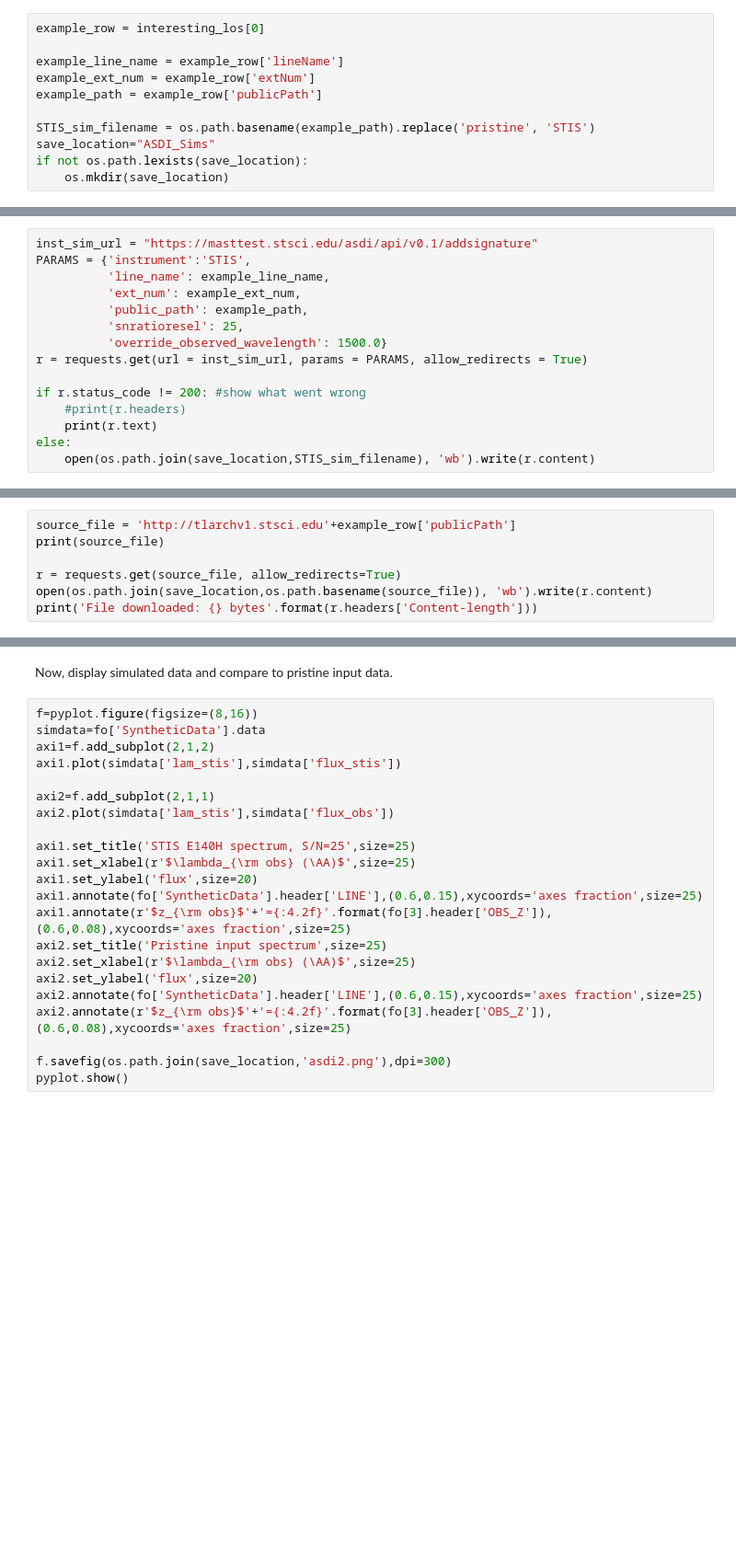
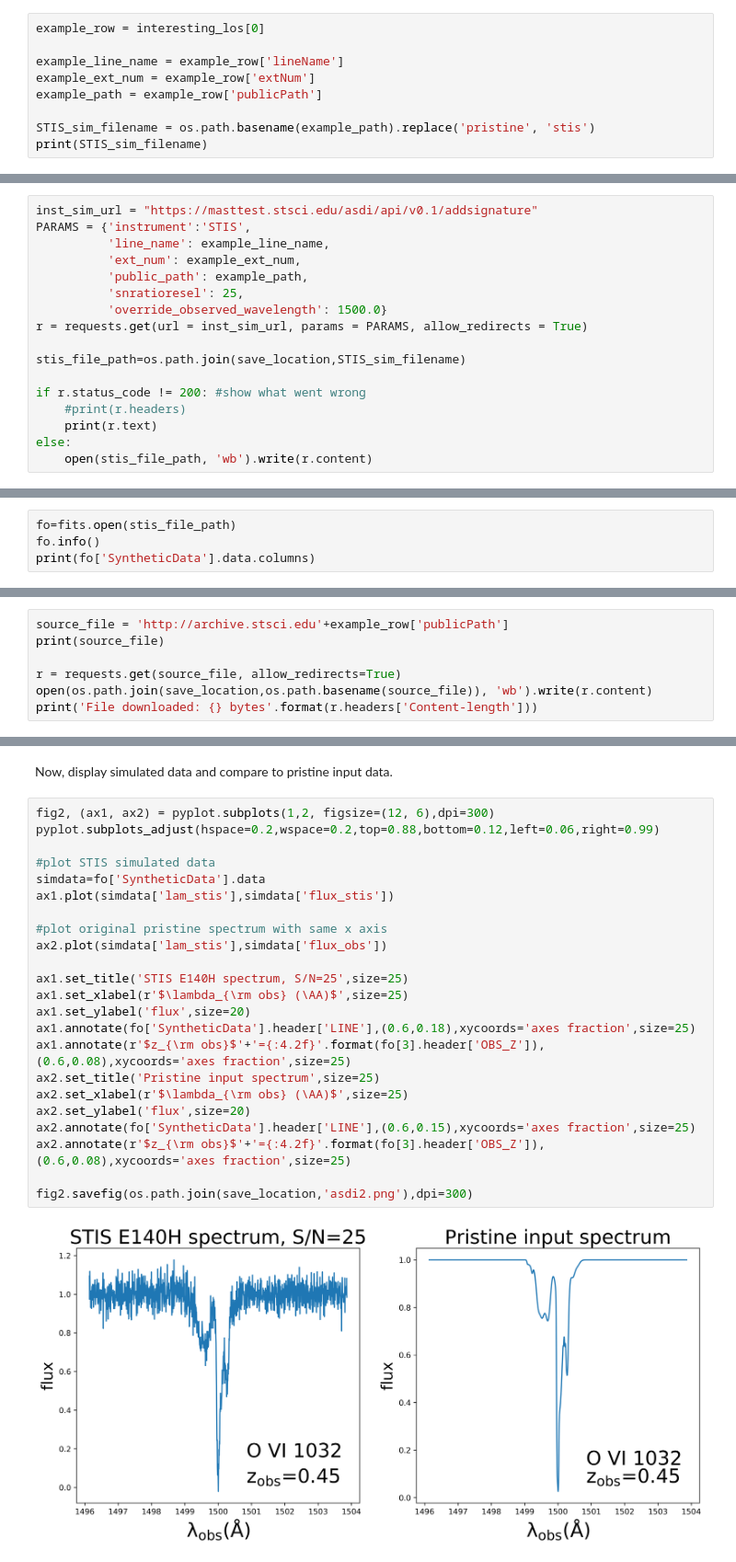
Before and after one commit to gsnyder206/notebooks, a Jupyter notebook: notebooks/MAST/ASDI/ASDI_AAS235_services-demo/ASDI_TAP_and_Fabric_Demo_Cases.ipynb, the cells around one changed output, grey strips where cells are left out. Shown: that part at 92% size. Saved outputs shown, nothing was run; the diff lists cells and outputs as text; blank space fills up the shorter version.

```diff
--- a/notebooks/MAST/ASDI/ASDI_AAS235_services-demo/ASDI_TAP_and_Fabric_Demo_Cases.ipynb
+++ b/notebooks/MAST/ASDI/ASDI_AAS235_services-demo/ASDI_TAP_and_Fabric_Demo_Cases.ipynb
@@ -92,7 +227,5 @@ example_line_name = example_row['lineName']
 example_ext_num = example_row['extNum']
 example_path = example_row['publicPath']
 
-STIS_sim_filename = os.path.basename(example_path).replace('pristine', 'STIS')
-save_location="ASDI_Sims"
-if not os.path.lexists(save_location):
-    os.mkdir(save_location)
+STIS_sim_filename = os.path.basename(example_path).replace('pristine', 'stis')
+print(STIS_sim_filename)
@@ -106,8 +241,10 @@ PARAMS = {'instrument':'STIS',
           'override_observed_wavelength': 1500.0}
 r = requests.get(url = inst_sim_url, params = PARAMS, allow_redirects = True)
 
+stis_file_path=os.path.join(save_location,STIS_sim_filename)
+
 if r.status_code != 200: #show what went wrong
     #print(r.headers)
     print(r.text)
 else:
-    open(os.path.join(save_location,STIS_sim_filename), 'wb').write(r.content)
+    open(stis_file_path, 'wb').write(r.content)
@@ -124,0 +251,4 @@ print(fo['SyntheticData'].header)
+# %%
+fo=fits.open(stis_file_path)
+fo.info()
+print(fo['SyntheticData'].data.columns)
@@ -127,7 +271,7 @@ print(fo['SyntheticData'].header)
 
 Files in this public storage can be accessed via http, so we can download them using Python requests and compare:
 # %%
-source_file = 'http://tlarchv1.stsci.edu'+example_row['publicPath']
+source_file = 'http://archive.stsci.edu'+example_row['publicPath']
 print(source_file)
 
 r = requests.get(source_file, allow_redirects=True)
@@ -136,24 +283,27 @@ print('File downloaded: {} bytes'.format(r.headers['Content-length']))
 # %% [markdown]
 Now, display simulated data and compare to pristine input data.
 # %%
-f=pyplot.figure(figsize=(8,16))
+fig2, (ax1, ax2) = pyplot.subplots(1,2, figsize=(12, 6),dpi=300)
+pyplot.subplots_adjust(hspace=0.2,wspace=0.2,top=0.88,bottom=0.12,left=0.06,right=0.99)
+
+#plot STIS simulated data
 simdata=fo['SyntheticData'].data
-axi1=f.add_subplot(2,1,2)
-axi1.plot(simdata['lam_stis'],simdata['flux_stis'])
+ax1.plot(simdata['lam_stis'],simdata['flux_stis'])
 
-axi2=f.add_subplot(2,1,1)
-axi2.plot(simdata['lam_stis'],simdata['flux_obs'])
+#plot original pristine spectrum with same x axis
+ax2.plot(simdata['lam_stis'],simdata['flux_obs'])
 
-axi1.set_title('STIS E140H spectrum, S/N=25',size=25)
-axi1.set_xlabel(r'$\lambda_{\rm obs} (\AA)$',size=25)
-axi1.set_ylabel('flux',size=20)
-axi1.annotate(fo['SyntheticData'].header['LINE'],(0.6,0.15),xycoords='axes fraction',size=25)
-axi1.annotate(r'$z_{\rm obs}$'+'={:4.2f}'.format(fo[3].header['OBS_Z']),(0.6,0.08),xycoords='axes fraction',size=25)
-axi2.set_title('Pristine input spectrum',size=25)
-axi2.set_xlabel(r'$\lambda_{\rm obs} (\AA)$',size=25)
-axi2.set_ylabel('flux',size=20)
-axi2.annotate(fo['SyntheticData'].header['LINE'],(0.6,0.15),xycoords='axes fraction',size=25)
-axi2.annotate(r'$z_{\rm obs}$'+'={:4.2f}'.format(fo[3].header['OBS_Z']),(0.6,0.08),xycoords='axes fraction',size=25)
+ax1.set_title('STIS E140H spectrum, S/N=25',size=25)
+ax1.set_xlabel(r'$\lambda_{\rm obs} (\AA)$',size=25)
+ax1.set_ylabel('flux',size=20)
+ax1.annotate(fo['SyntheticData'].header['LINE'],(0.6,0.18),xycoords='axes fraction',size=25)
+ax1.annotate(r'$z_{\rm obs}$'+'={:4.2f}'.format(fo[3].header['OBS_Z']),(0.6,0.08),xycoords='axes fraction',size=25)
+ax2.set_title('Pristine input spectrum',size=25)
+ax2.set_xlabel(r'$\lambda_{\rm obs} (\AA)$',size=25)
+ax2.set_ylabel('flux',size=20)
+ax2.annotate(fo['SyntheticData'].header['LINE'],(0.6,0.15),xycoords='axes fraction',size=25)
+ax2.annotate(r'$z_{\rm obs}$'+'={:4.2f}'.format(fo[3].header['OBS_Z']),(0.6,0.08),xycoords='axes fraction',size=25)
 
-f.savefig(os.path.join(save_location,'asdi2.png'),dpi=300)
-pyplot.show()
+fig2.savefig(os.path.join(save_location,'asdi2.png'),dpi=300)
+# %% [output]
+[figure, added]
```
Also changed, not shown: parts of 21 cells of this notebook.
